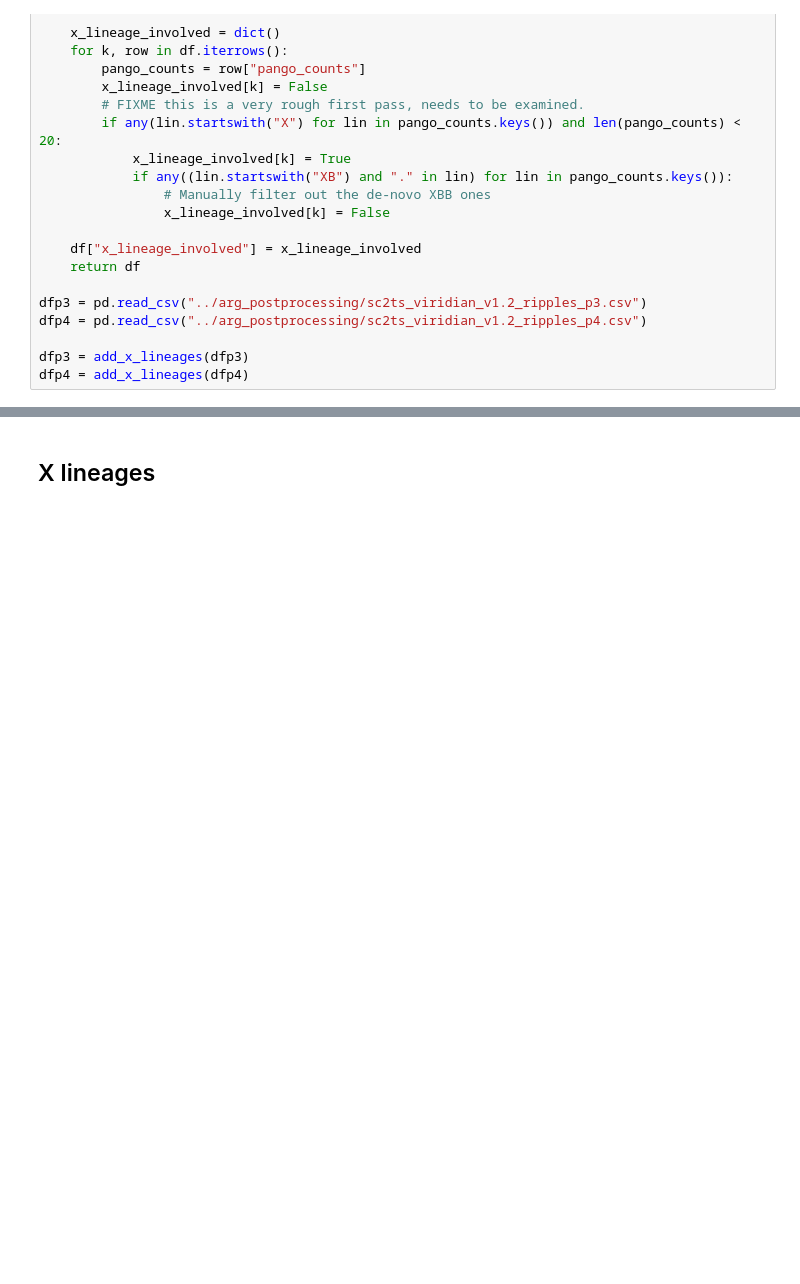
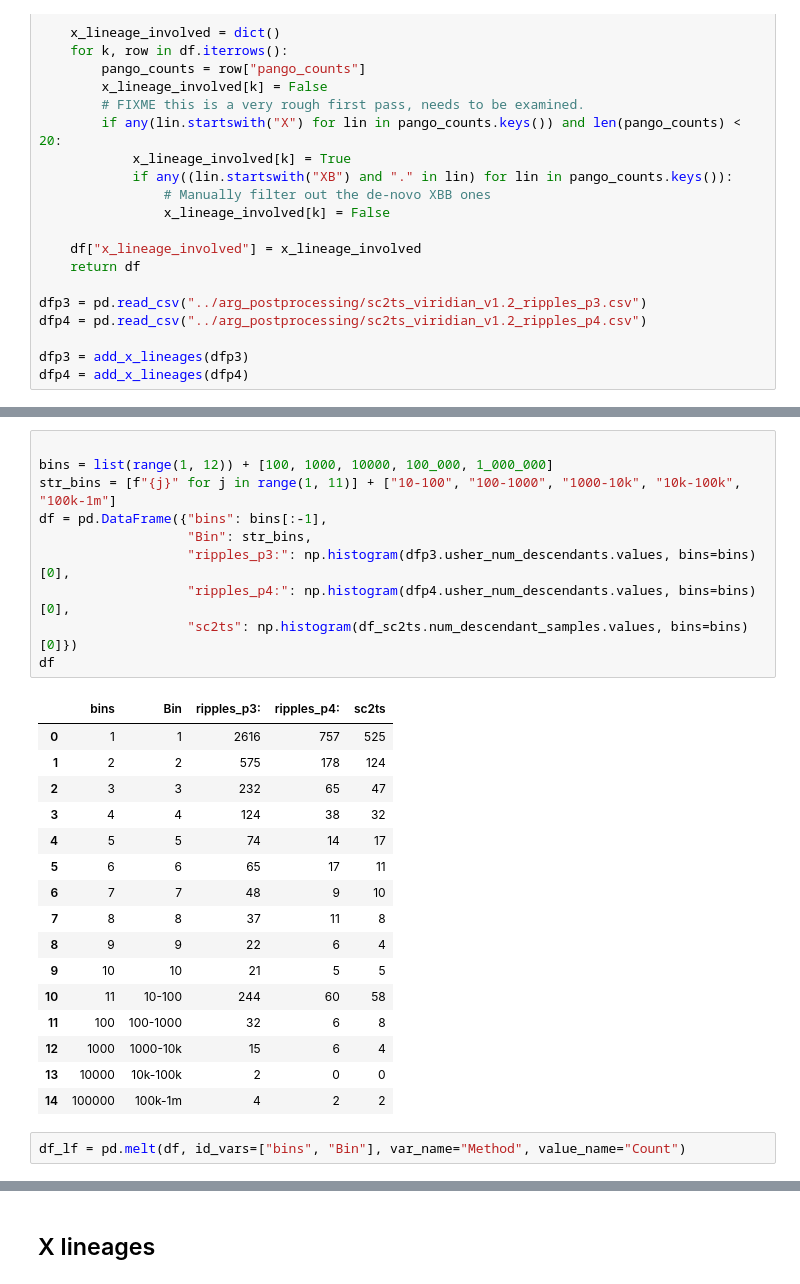
Before and after one commit to jeromekelleher/sc2ts-paper, a Jupyter notebook: notebooks/analysis_ripples.ipynb, the cells around one changed output, grey strips where cells are left out. Cells and saved outputs as stored; diff of their text form; blank space fills up the shorter version.

```diff
--- a/notebooks/analysis_ripples.ipynb
+++ b/notebooks/analysis_ripples.ipynb
@@ -35,0 +59,29 @@ dfp4 = add_x_lineages(dfp4)
+# %%
+
+bins = list(range(1, 12)) + [100, 1000, 10000, 100_000, 1_000_000]
+str_bins = [f"{j}" for j in range(1, 11)] + ["10-100", "100-1000", "1000-10k", "10k-100k", "100k-1m"]
+df = pd.DataFrame({"bins": bins[:-1],
+                   "Bin": str_bins,
+                   "ripples_p3:": np.histogram(dfp3.usher_num_descendants.values, bins=bins)[0],
+                   "ripples_p4:": np.histogram(dfp4.usher_num_descendants.values, bins=bins)[0],
+                   "sc2ts": np.histogram(df_sc2ts.num_descendant_samples.values, bins=bins)[0]})
+df
+# %% [output]
+|  | bins | Bin | ripples_p3: | ripples_p4: | sc2ts |
+| 0 | 1 | 1 | 2616 | 757 | 525 |
+| 1 | 2 | 2 | 575 | 178 | 124 |
+| 2 | 3 | 3 | 232 | 65 | 47 |
+| 3 | 4 | 4 | 124 | 38 | 32 |
+| 4 | 5 | 5 | 74 | 14 | 17 |
+| 5 | 6 | 6 | 65 | 17 | 11 |
+| 6 | 7 | 7 | 48 | 9 | 10 |
+| 7 | 8 | 8 | 37 | 11 | 8 |
+| 8 | 9 | 9 | 22 | 6 | 4 |
+| 9 | 10 | 10 | 21 | 5 | 5 |
+| 10 | 11 | 10-100 | 244 | 60 | 58 |
+| 11 | 100 | 100-1000 | 32 | 6 | 8 |
+| 12 | 1000 | 1000-10k | 15 | 6 | 4 |
+| 13 | 10000 | 10k-100k | 2 | 0 | 0 |
+| 14 | 100000 | 100k-1m | 4 | 2 | 2 |
+# %%
+df_lf = pd.melt(df, id_vars=["bins", "Bin"], var_name="Method", value_name="Count")
```
Also changed, not shown: parts of 9 cells of this notebook.
